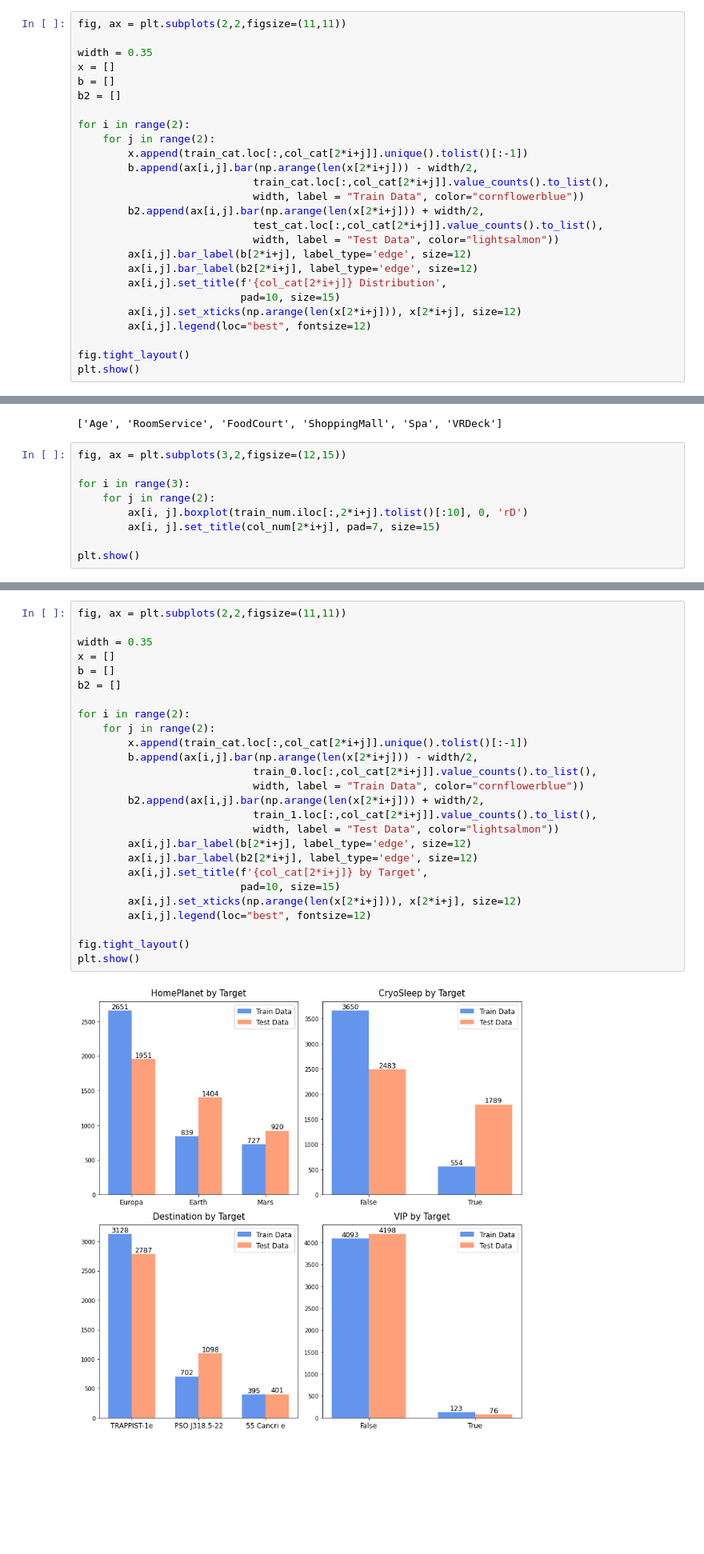
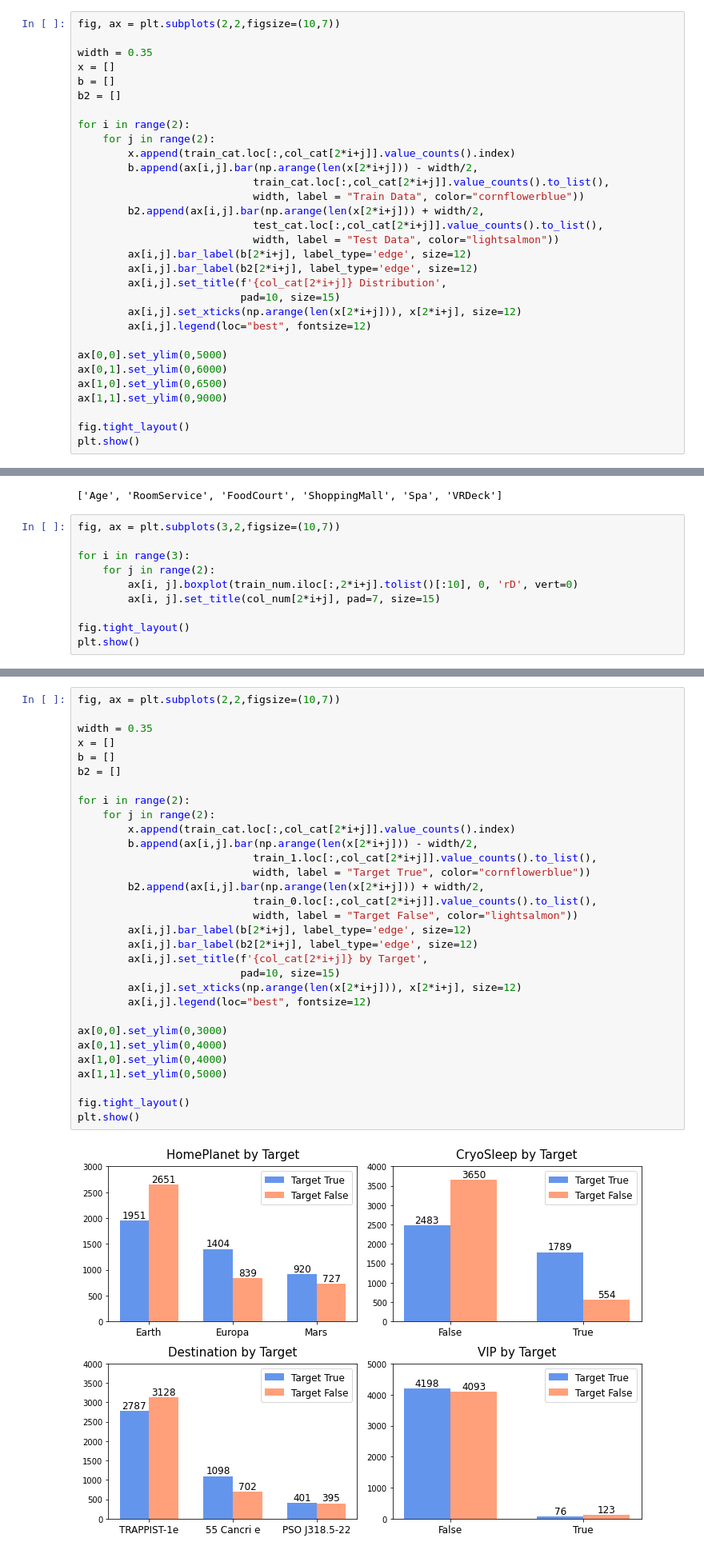
Before and after one commit to gonekng/Kaggle_Project, a Jupyter notebook: Spaceship Titanic/ml-spaceship-titanic.ipynb, the cells around one changed output, grey strips where cells are left out. Shown at 80% size. Saved outputs shown, nothing was run; the diff lists cells and outputs as text; blank space fills up the shorter version.

```diff
--- a/Spaceship Titanic/ml-spaceship-titanic.ipynb
+++ b/Spaceship Titanic/ml-spaceship-titanic.ipynb
@@ -219,7 +228,7 @@ col_cat
 # %% [output]
 ['HomePlanet', 'CryoSleep', 'Destination', 'VIP']
 # %%
-fig, ax = plt.subplots(2,2,figsize=(11,11))
+fig, ax = plt.subplots(2,2,figsize=(10,7))
 
 width = 0.35
 x = []
@@ -228,7 +237,7 @@ b2 = []
 
 for i in range(2):
     for j in range(2):
-        x.append(train_cat.loc[:,col_cat[2*i+j]].unique().tolist()[:-1])
+        x.append(train_cat.loc[:,col_cat[2*i+j]].value_counts().index)
         b.append(ax[i,j].bar(np.arange(len(x[2*i+j])) - width/2,
                             train_cat.loc[:,col_cat[2*i+j]].value_counts().to_list(),
                             width, label = "Train Data", color="cornflowerblue"))
@@ -242,6 +251,11 @@ for i in range(2):
         ax[i,j].set_xticks(np.arange(len(x[2*i+j])), x[2*i+j], size=12)
         ax[i,j].legend(loc="best", fontsize=12)
 
+ax[0,0].set_ylim(0,5000)
+ax[0,1].set_ylim(0,6000)
+ax[1,0].set_ylim(0,6500)
+ax[1,1].set_ylim(0,9000)
+
 fig.tight_layout()
 plt.show()
 # %% [output]
@@ -257,12 +280,13 @@ col_num
 # %% [output]
 ['Age', 'RoomService', 'FoodCourt', 'ShoppingMall', 'Spa', 'VRDeck']
 # %%
-fig, ax = plt.subplots(3,2,figsize=(12,15))
+fig, ax = plt.subplots(3,2,figsize=(10,7))
 
 for i in range(3):
     for j in range(2):
-        ax[i, j].boxplot(train_num.iloc[:,2*i+j].tolist()[:10], 0, 'rD')
+        ax[i, j].boxplot(train_num.iloc[:,2*i+j].tolist()[:10], 0, 'rD', vert=0)
         ax[i, j].set_title(col_num[2*i+j], pad=7, size=15)
 
+fig.tight_layout()
 plt.show()
 # %% [output]
@@ -305,30 +332,35 @@ plt.show()
 train_0 = train[train['Transported']==False]
 train_1 = train[train['Transported']==True]
 # %%
-fig, ax = plt.subplots(2,2,figsize=(11,11))
+fig, ax = plt.subplots(2,2,figsize=(10,7))
 
 width = 0.35
 x = []
 b = []
 b2 = []
 
 for i in range(2):
     for j in range(2):
-        x.append(train_cat.loc[:,col_cat[2*i+j]].unique().tolist()[:-1])
+        x.append(train_cat.loc[:,col_cat[2*i+j]].value_counts().index)
         b.append(ax[i,j].bar(np.arange(len(x[2*i+j])) - width/2,
+                            train_1.loc[:,col_cat[2*i+j]].value_counts().to_list(),
+                            width, label = "Target True", color="cornflowerblue"))
+        b2.append(ax[i,j].bar(np.arange(len(x[2*i+j])) + width/2,
                             train_0.loc[:,col_cat[2*i+j]].value_counts().to_list(),
-                            width, label = "Train Data", color="cornflowerblue"))
-        b2.append(ax[i,j].bar(np.arange(len(x[2*i+j])) + width/2,
-                            train_1.loc[:,col_cat[2*i+j]].value_counts().to_list(),
-                            width, label = "Test Data", color="lightsalmon"))
+                            width, label = "Target False", color="lightsalmon"))
         ax[i,j].bar_label(b[2*i+j], label_type='edge', size=12)
         ax[i,j].bar_label(b2[2*i+j], label_type='edge', size=12)
         ax[i,j].set_title(f'{col_cat[2*i+j]} by Target',
                           pad=10, size=15)
         ax[i,j].set_xticks(np.arange(len(x[2*i+j])), x[2*i+j], size=12)
         ax[i,j].legend(loc="best", fontsize=12)
 
+ax[0,0].set_ylim(0,3000)
+ax[0,1].set_ylim(0,4000)
+ax[1,0].set_ylim(0,4000)
+ax[1,1].set_ylim(0,5000)
+
 fig.tight_layout()
 plt.show()
 # %% [output]
-[figure, old version]
+[figure, new version]
```
Also changed, not shown: parts of 45 cells of this notebook.
